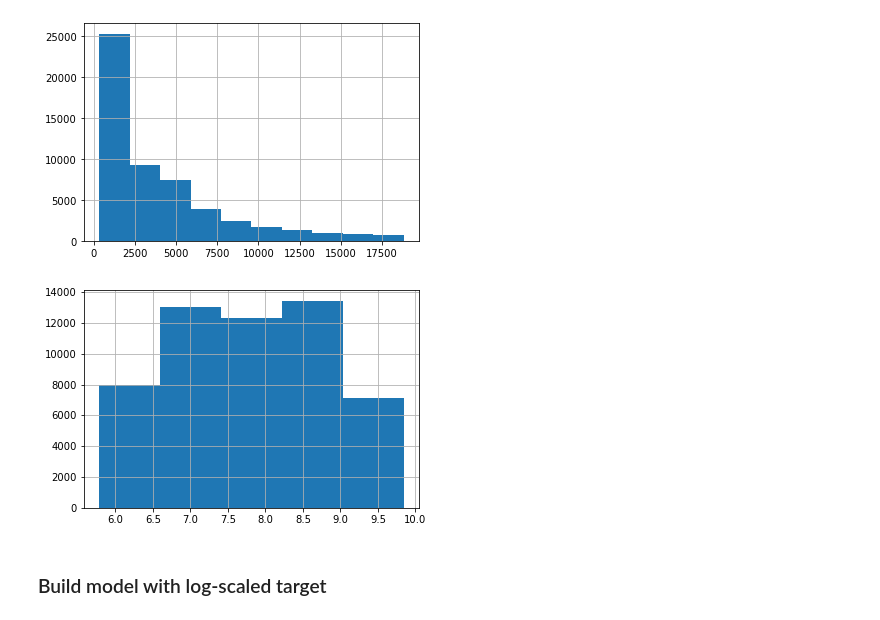
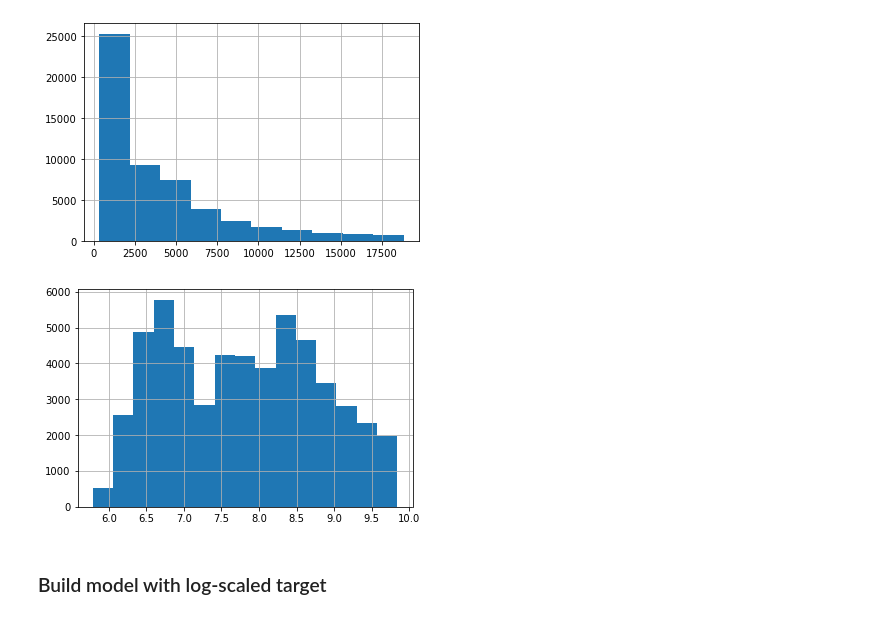
Before and after one commit to smashley-eakland/ds-multiple_linear_regression-efd32, a Jupyter notebook: multiple_linear_regression.ipynb, the cells around one changed output. Drawn from its saved outputs; the diff is of its cells as text; code cells hidden in the pictures.

```diff
--- a/multiple_linear_regression.ipynb
+++ b/multiple_linear_regression.ipynb
@@ -335,9 +335,9 @@ y.hist();
 [figure]
 # %%
 y_scld = np.log(y)
-y_scld.hist(bins=5);
+y_scld.hist(bins=15);
 # %% [output]
-[figure, old version]
+[figure, new version]
 # %% [markdown]
 ### Build model with log-scaled target
 # %%
```
Also changed, not shown: parts of 20 cells of this notebook.
